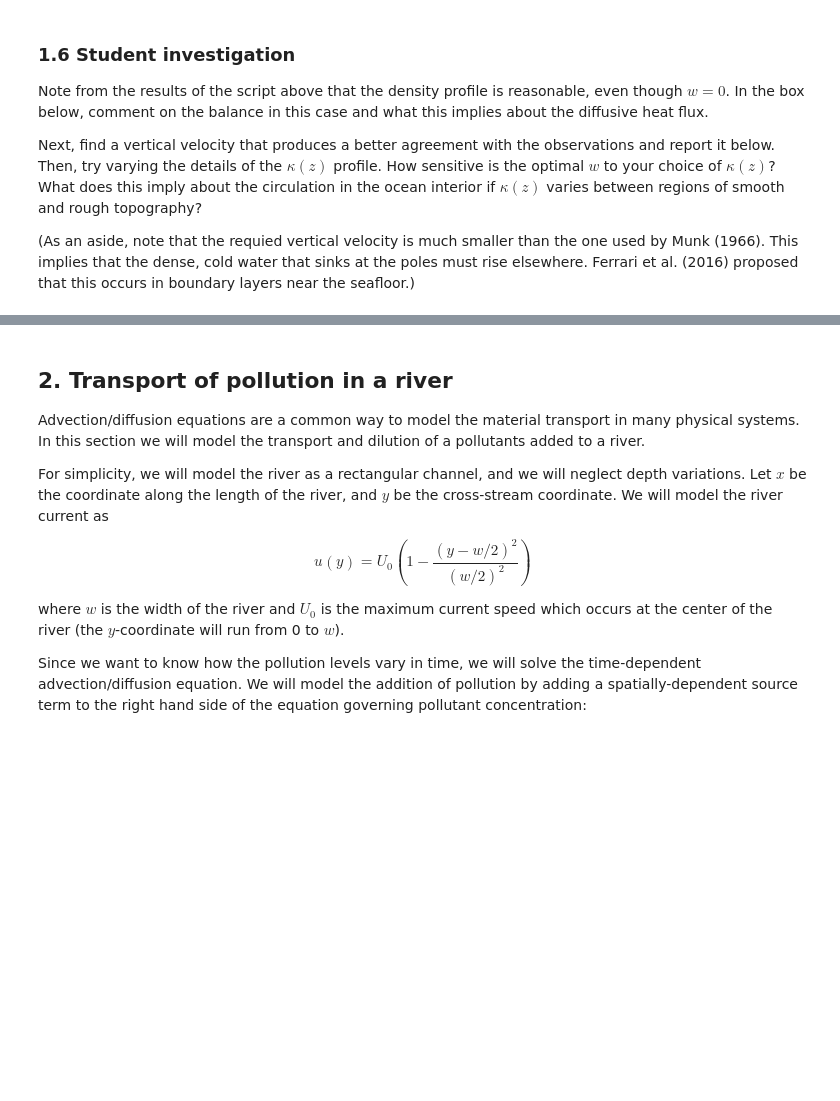
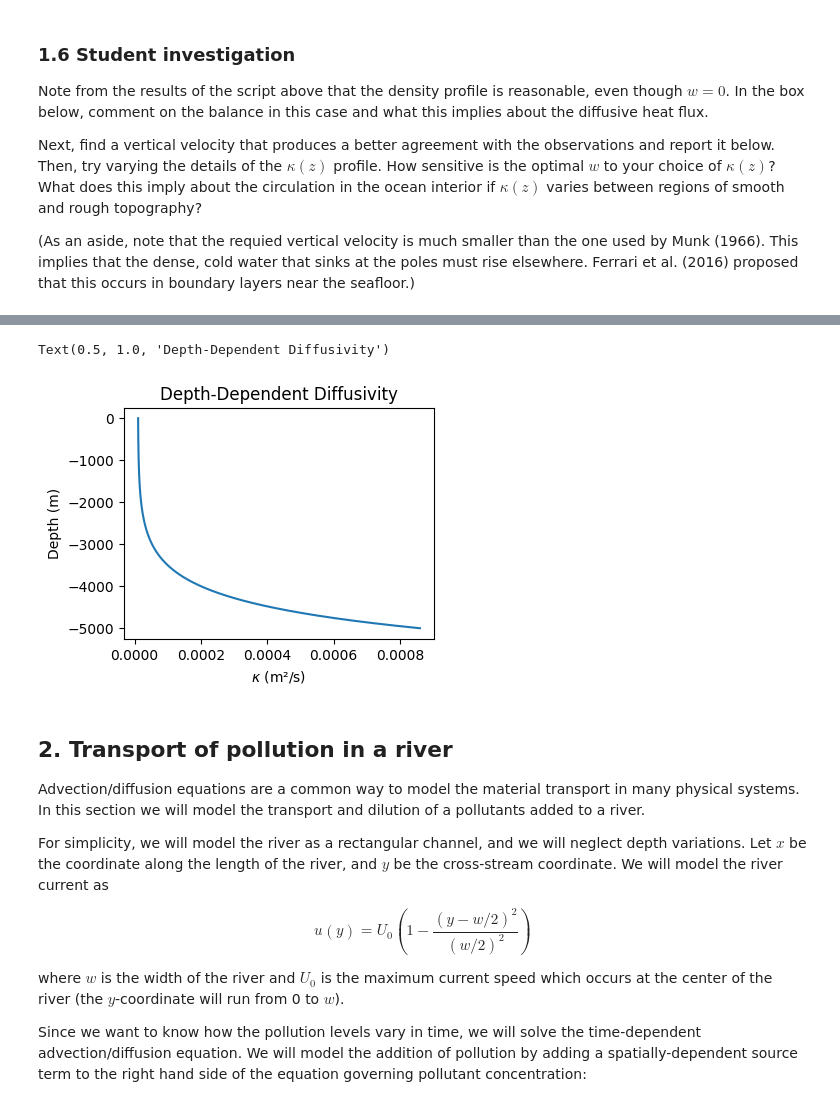
Before and after one commit to carolineakello/QCES, a Jupyter notebook: Project2_transport.ipynb, the cells around one changed output, grey strips where cells are left out. Drawn from its saved outputs; the diff is of its cells as text; code cells hidden in the pictures; blank space fills up the shorter version.

```diff
--- a/Project2_transport.ipynb
+++ b/Project2_transport.ipynb
@@ -281,3 +315,26 @@ INSERT COMMENTS HERE
+# %%
+# depth-dependent diffusivity function
+def kappa_time(z):
+    return 1e-5 + (8.6e-4 - 1e-5) * np.exp((-5e3 - z) / 667)
+
+# range for vertical velocity (w)
+w_values = np.logspace(-10, -7, 100)
+
+# create a depth array
+depths = np.linspace(-5000, 0, 1000)
+
+# the diffusivity values
+kappa_vals = kappa_time(depths)
+
+# Plot
+plt.figure(figsize=(4, 3))
+plt.plot(kappa_vals, depths)
+plt.xlabel('$\kappa$ (m²/s)')
+plt.ylabel('Depth (m)')
+plt.title('Depth-Dependent Diffusivity')
+# %% [output]
+Text(0.5, 1.0, 'Depth-Dependent Diffusivity')
+[figure, added]
 # %% [markdown]
 ## 2. Transport of pollution in a river
 
```
Also changed, not shown: parts of 18 cells of this notebook.
